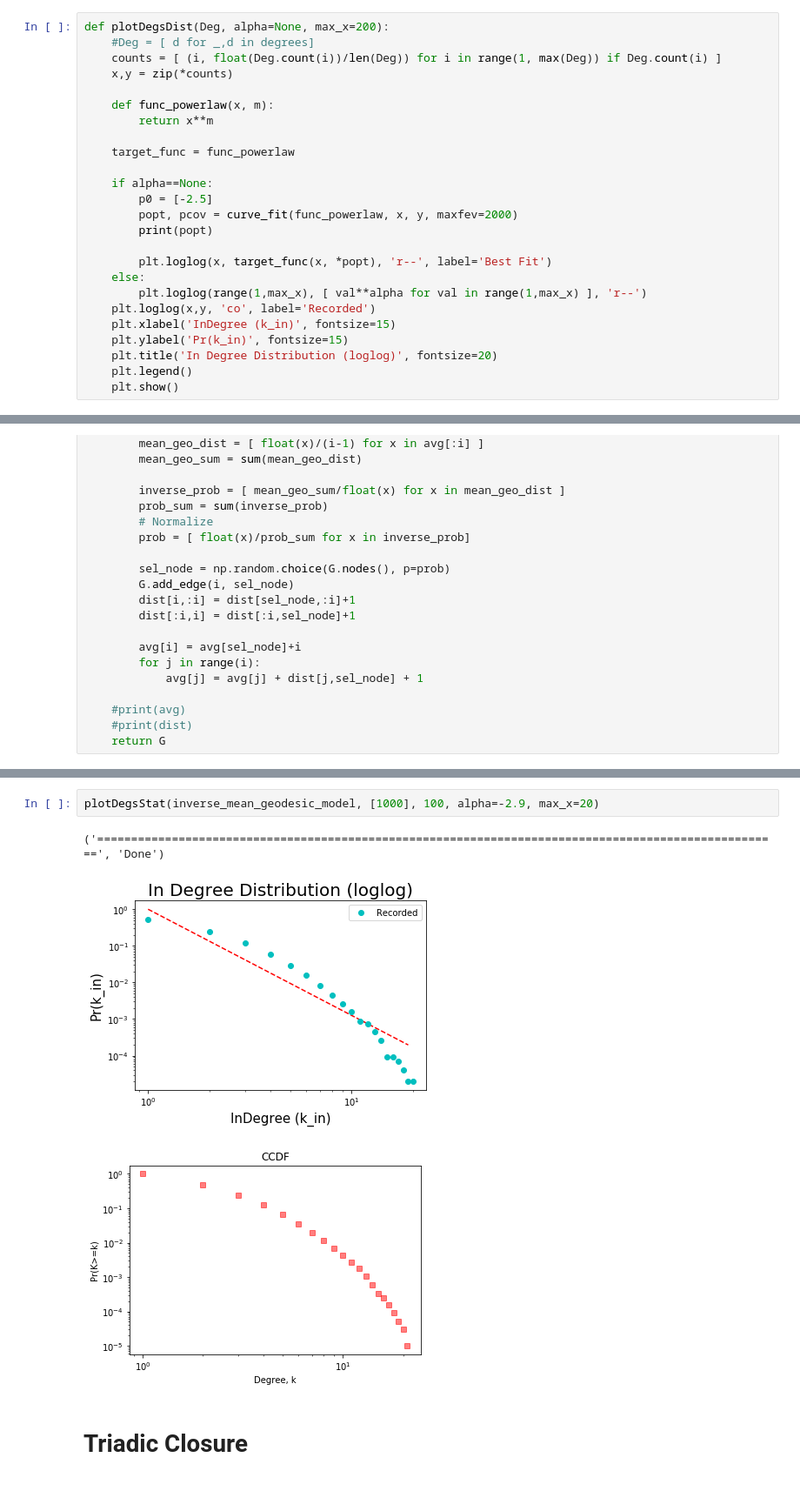
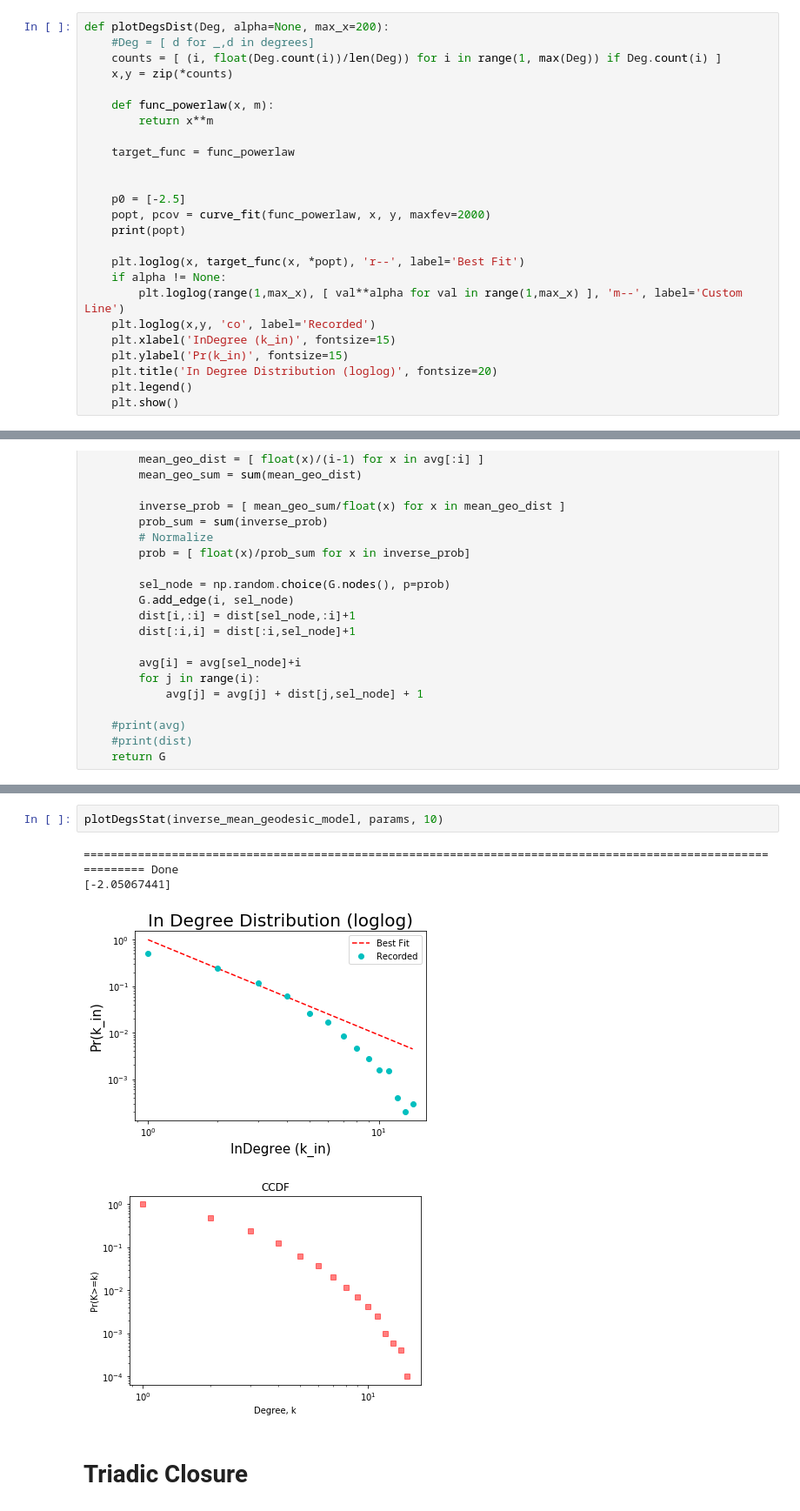
Before and after one commit to thomasy314/Preferential-Attachment, a Jupyter notebook: Pref_Attach.ipynb, the cells around one changed output, grey strips where cells are left out. Shown at 87% size. Drawn from its saved outputs; the diff is of its cells as text.

```diff
--- a/Pref_Attach.ipynb
+++ b/Pref_Attach.ipynb
@@ -82,14 +81,14 @@ def plotDegsDist(Deg, alpha=None, max_x=200):
 
     target_func = func_powerlaw
 
-    if alpha==None:
-        p0 = [-2.5]
-        popt, pcov = curve_fit(func_powerlaw, x, y, maxfev=2000)
-        print(popt)
 
-        plt.loglog(x, target_func(x, *popt), 'r--', label='Best Fit')
-    else:
-        plt.loglog(range(1,max_x), [ val**alpha for val in range(1,max_x) ], 'r--')
+    p0 = [-2.5]
+    popt, pcov = curve_fit(func_powerlaw, x, y, maxfev=2000)
+    print(popt)
+
+    plt.loglog(x, target_func(x, *popt), 'r--', label='Best Fit')
+    if alpha != None:
+        plt.loglog(range(1,max_x), [ val**alpha for val in range(1,max_x) ], 'm--', label='Custom Line')
     plt.loglog(x,y, 'co', label='Recorded')
     plt.xlabel('InDegree (k_in)', fontsize=15)
     plt.ylabel('Pr(k_in)', fontsize=15)
@@ -460,12 +459,13 @@ print("Correlation: ", r_value)
 [figure]
 ('Correlation: ', 0.2785602654309893)
 [figure]
-# %%
-plotDegsStat(inverse_mean_geodesic_model, [1000], 100, alpha=-2.9, max_x=20)
-# %% [output]
-('=====================================================================================================', 'Done')
-[figure, removed]
-[figure, removed]
+# %%
+plotDegsStat(inverse_mean_geodesic_model, params, 10)
+# %% [output]
+============================================================================================================== Done
+[-2.05067441]
+[figure, added]
+[figure, added]
 # %% [markdown]
 # Triadic Closure
 # %%
```
Also changed, not shown: parts of 35 cells of this notebook.
